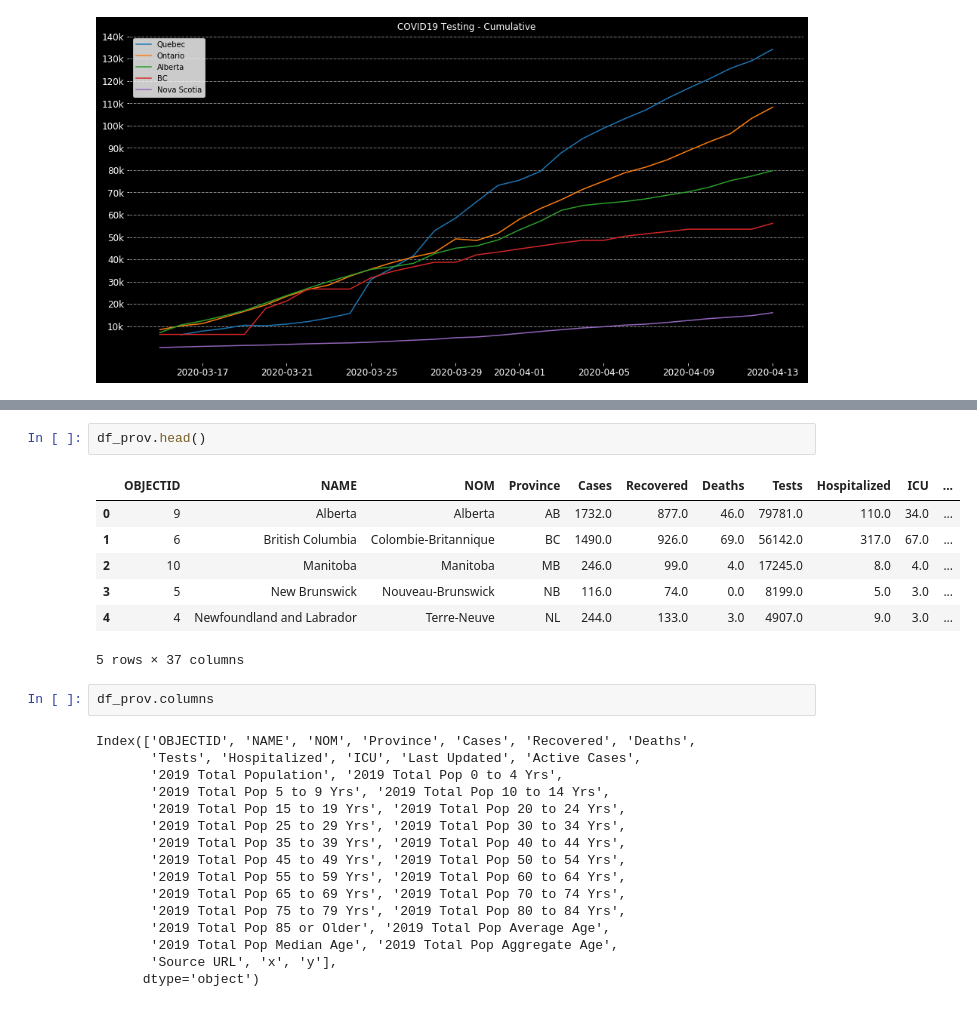
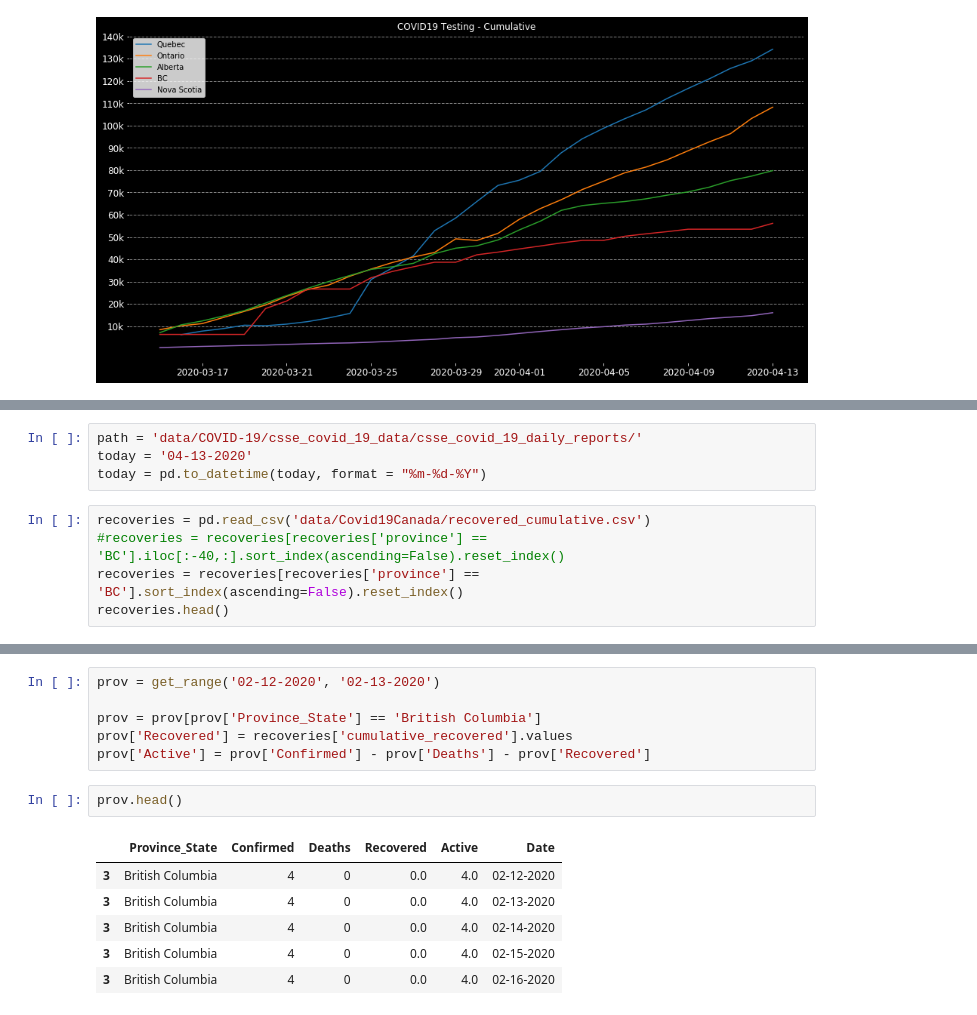
Before and after one commit to Thiagobc23/COVID-19, a Jupyter notebook: 08_canada.ipynb, the cells around one changed output, grey strips where cells are left out. Drawn from its saved outputs; the diff is of its cells as text.

```diff
--- a/08_canada.ipynb
+++ b/08_canada.ipynb
@@ -131,0 +251,9 @@ plt.savefig('img/testing_canada.png', facecolor='black', edgecolor='none')
+# %%
+path = 'data/COVID-19/csse_covid_19_data/csse_covid_19_daily_reports/'
+today = '04-13-2020'
+today = pd.to_datetime(today, format = "%m-%d-%Y")
+# %%
+recoveries = pd.read_csv('data/Covid19Canada/recovered_cumulative.csv')
+#recoveries = recoveries[recoveries['province'] == 'BC'].iloc[:-40,:].sort_index(ascending=False).reset_index()
+recoveries = recoveries[recoveries['province'] == 'BC'].sort_index(ascending=False).reset_index()
+recoveries.head()
@@ -132,28 +306,15 @@ plt.savefig('img/testing_canada.png', facecolor='black', edgecolor='none')
+# %%
+prov = get_range('02-12-2020', '02-13-2020')
+
+prov = prov[prov['Province_State'] == 'British Columbia']
+prov['Recovered'] = recoveries['cumulative_recovered'].values
+prov['Active'] = prov['Confirmed'] - prov['Deaths'] - prov['Recovered']
 # %%
-df_prov.head()
+prov.head()
 # %% [output]
-|  | OBJECTID | NAME | NOM | Province | Cases | Recovered | Deaths | Tests | Hospitalized | ICU | ... |
-| 0 | 9 | Alberta | Alberta | AB | 1732.0 | 877.0 | 46.0 | 79781.0 | 110.0 | 34.0 | ... |
-| 1 | 6 | British Columbia | Colombie-Britannique | BC | 1490.0 | 926.0 | 69.0 | 56142.0 | 317.0 | 67.0 | ... |
-| 2 | 10 | Manitoba | Manitoba | MB | 246.0 | 99.0 | 4.0 | 17245.0 | 8.0 | 4.0 | ... |
-| 3 | 5 | New Brunswick | Nouveau-Brunswick | NB | 116.0 | 74.0 | 0.0 | 8199.0 | 5.0 | 3.0 | ... |
-| 4 | 4 | Newfoundland and Labrador | Terre-Neuve | NL | 244.0 | 133.0 | 3.0 | 4907.0 | 9.0 | 3.0 | ... |
+|  | Province_State | Confirmed | Deaths | Recovered | Active | Date |
+| 3 | British Columbia | 4 | 0 | 0.0 | 4.0 | 02-12-2020 |
+| 3 | British Columbia | 4 | 0 | 0.0 | 4.0 | 02-13-2020 |
+| 3 | British Columbia | 4 | 0 | 0.0 | 4.0 | 02-14-2020 |
+| 3 | British Columbia | 4 | 0 | 0.0 | 4.0 | 02-15-2020 |
+| 3 | British Columbia | 4 | 0 | 0.0 | 4.0 | 02-16-2020 |
-5 rows × 37 columns
-# %%
-df_prov.columns
-# %% [output]
-Index(['OBJECTID', 'NAME', 'NOM', 'Province', 'Cases', 'Recovered', 'Deaths',
-       'Tests', 'Hospitalized', 'ICU', 'Last Updated', 'Active Cases',
-       '2019 Total Population', '2019 Total Pop 0 to 4 Yrs',
-       '2019 Total Pop 5 to 9 Yrs', '2019 Total Pop 10 to 14 Yrs',
-       '2019 Total Pop 15 to 19 Yrs', '2019 Total Pop 20 to 24 Yrs',
-       '2019 Total Pop 25 to 29 Yrs', '2019 Total Pop 30 to 34 Yrs',
-       '2019 Total Pop 35 to 39 Yrs', '2019 Total Pop 40 to 44 Yrs',
-       '2019 Total Pop 45 to 49 Yrs', '2019 Total Pop 50 to 54 Yrs',
-       '2019 Total Pop 55 to 59 Yrs', '2019 Total Pop 60 to 64 Yrs',
-       '2019 Total Pop 65 to 69 Yrs', '2019 Total Pop 70 to 74 Yrs',
-       '2019 Total Pop 75 to 79 Yrs', '2019 Total Pop 80 to 84 Yrs',
-       '2019 Total Pop 85 or Older', '2019 Total Pop Average Age',
-       '2019 Total Pop Median Age', '2019 Total Pop Aggregate Age',
-       'Source URL', 'x', 'y'],
-      dtype='object')
```
Also changed, not shown: parts of 16 cells of this notebook, 5 other files.
